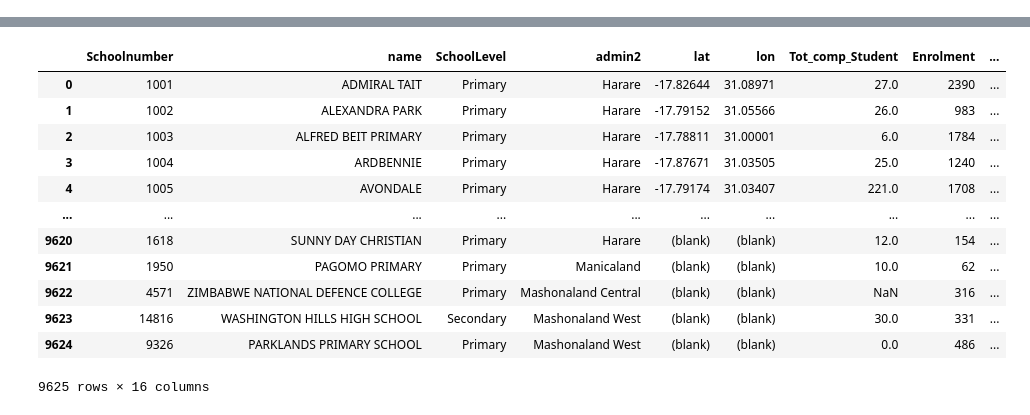
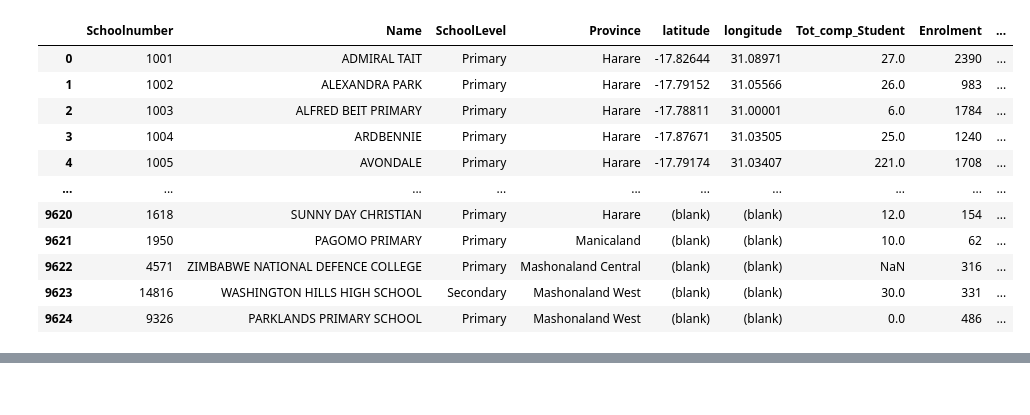
Before and after one commit to developmentseed/unicef-schools-attribute-cleaning, a Jupyter notebook: unicef_schools_attribute_cleaning/notebooks/zimbabwe_scratch.ipynb, the cells around one changed output, grey strips where cells are left out. Saved outputs shown, nothing was run; the diff lists cells and outputs as text; code cells hidden in the pictures.

```diff
--- a/unicef_schools_attribute_cleaning/notebooks/zimbabwe_scratch.ipynb
+++ b/unicef_schools_attribute_cleaning/notebooks/zimbabwe_scratch.ipynb
@@ -1,29 +1,50 @@
 # %%
 import logging
 from os import chdir
 from pydantic import ValidationError
 import pandas as pd
 import numpy as np
 from pandas import Series
 
 from unicef_schools_attribute_cleaning.models.School import School
 from unicef_schools_attribute_cleaning.utils.standardize_column_names import standardize_column_names
 from unicef_schools_attribute_cleaning.utils.none_words import none_words
 
+def validate_school_row(row: Series):
+    try:
+        s = School.parse_obj(row.to_dict())
+        data = s.dict()
+        return Series(data=data)
+    except ValidationError as err:
+        logger.error(err)
+    return False
+
+
+logging.basicConfig(level=logging.INFO)
+logger = logging.getLogger(__name__)
+
 chdir('/Users/alex/repos/unicef-schools-attribute-cleaning')
+# df = pd.read_excel('./data/UNICE_schools_raw_2020_Jun/Zimbabwe schools complete data.xlsx')
 df = pd.read_csv('./data/unicef_fixed/zimbabwe_original_uuid.csv', low_memory=False)
-
-# use the uuid as primary key/index
-# df.set_index('uuid', inplace=True)
-# df
 
 # apply country code, provider to every row
 df['country_code'] = 'ZW'
 df['owner'] = 'UNICEF'
 df['is_private'] = True
 df['provider'] = 'unknown'
 df['provider_is_private'] = True
 
-standardize_column_names(df, inplace=True)
 df
 # %% [output]
+|  | Schoolnumber | Name | SchoolLevel | Province | latitude | longitude | Tot_comp_Student | Enrolment | ... |
+| 0 | 1001 | ADMIRAL TAIT | Primary | Harare | -17.82644 | 31.08971 | 27.0 | 2390 | ... |
+| 1 | 1002 | ALEXANDRA PARK | Primary | Harare | -17.79152 | 31.05566 | 26.0 | 983 | ... |
+| 2 | 1003 | ALFRED BEIT PRIMARY | Primary | Harare | -17.78811 | 31.00001 | 6.0 | 1784 | ... |
+| 3 | 1004 | ARDBENNIE | Primary | Harare | -17.87671 | 31.03505 | 25.0 | 1240 | ... |
+| 4 | 1005 | AVONDALE | Primary | Harare | -17.79174 | 31.03407 | 221.0 | 1708 | ... |
+| ... | ... | ... | ... | ... | ... | ... | ... | ... | ... |
+| 9620 | 1618 | SUNNY DAY CHRISTIAN | Primary | Harare | (blank) | (blank) | 12.0 | 154 | ... |
+| 9621 | 1950 | PAGOMO PRIMARY | Primary | Manicaland | (blank) | (blank) | 10.0 | 62 | ... |
+| 9622 | 4571 | ZIMBABWE NATIONAL DEFENCE COLLEGE | Primary | Mashonaland Central | (blank) | (blank) | NaN | 316 | ... |
+| 9623 | 14816 | WASHINGTON HILLS HIGH SCHOOL | Secondary | Mashonaland West | (blank) | (blank) | 30.0 | 331 | ... |
+| 9624 | 9326 | PARKLANDS PRIMARY SCHOOL | Primary | Mashonaland West | (blank) | (blank) | 0.0 | 486 | ... |
@@ -35,13 +51,0 @@ WARNING:root:renaming connectiontype to type_connectivity (known alias)
-|  | Schoolnumber | name | SchoolLevel | admin2 | lat | lon | Tot_comp_Student | Enrolment | ... |
-| 0 | 1001 | ADMIRAL TAIT | Primary | Harare | -17.82644 | 31.08971 | 27.0 | 2390 | ... |
-| 1 | 1002 | ALEXANDRA PARK | Primary | Harare | -17.79152 | 31.05566 | 26.0 | 983 | ... |
-| 2 | 1003 | ALFRED BEIT PRIMARY | Primary | Harare | -17.78811 | 31.00001 | 6.0 | 1784 | ... |
-| 3 | 1004 | ARDBENNIE | Primary | Harare | -17.87671 | 31.03505 | 25.0 | 1240 | ... |
-| 4 | 1005 | AVONDALE | Primary | Harare | -17.79174 | 31.03407 | 221.0 | 1708 | ... |
-| ... | ... | ... | ... | ... | ... | ... | ... | ... | ... |
-| 9620 | 1618 | SUNNY DAY CHRISTIAN | Primary | Harare | (blank) | (blank) | 12.0 | 154 | ... |
-| 9621 | 1950 | PAGOMO PRIMARY | Primary | Manicaland | (blank) | (blank) | 10.0 | 62 | ... |
-| 9622 | 4571 | ZIMBABWE NATIONAL DEFENCE COLLEGE | Primary | Mashonaland Central | (blank) | (blank) | NaN | 316 | ... |
-| 9623 | 14816 | WASHINGTON HILLS HIGH SCHOOL | Secondary | Mashonaland West | (blank) | (blank) | 30.0 | 331 | ... |
-| 9624 | 9326 | PARKLANDS PRIMARY SCHOOL | Primary | Mashonaland West | (blank) | (blank) | 0.0 | 486 | ... |
-9625 rows × 16 columns
```
Also changed, not shown: parts of 7 cells of this notebook, 4 other files.
